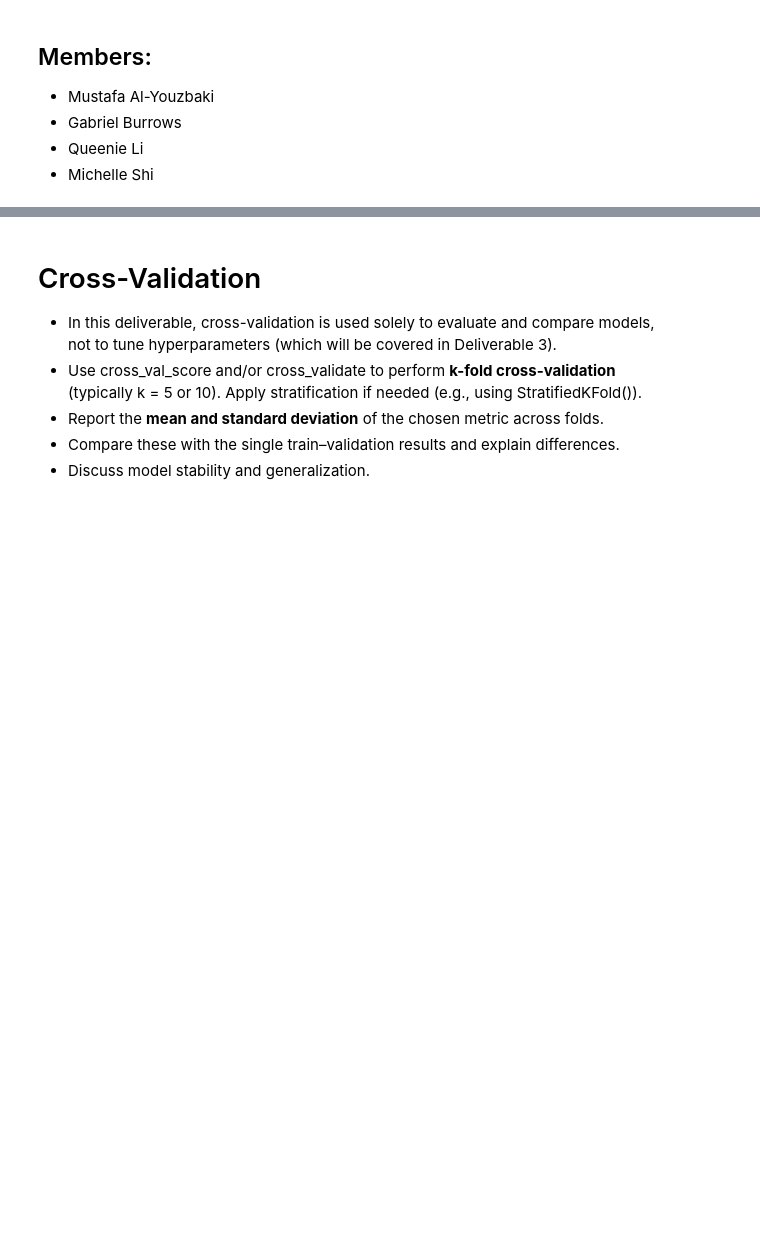
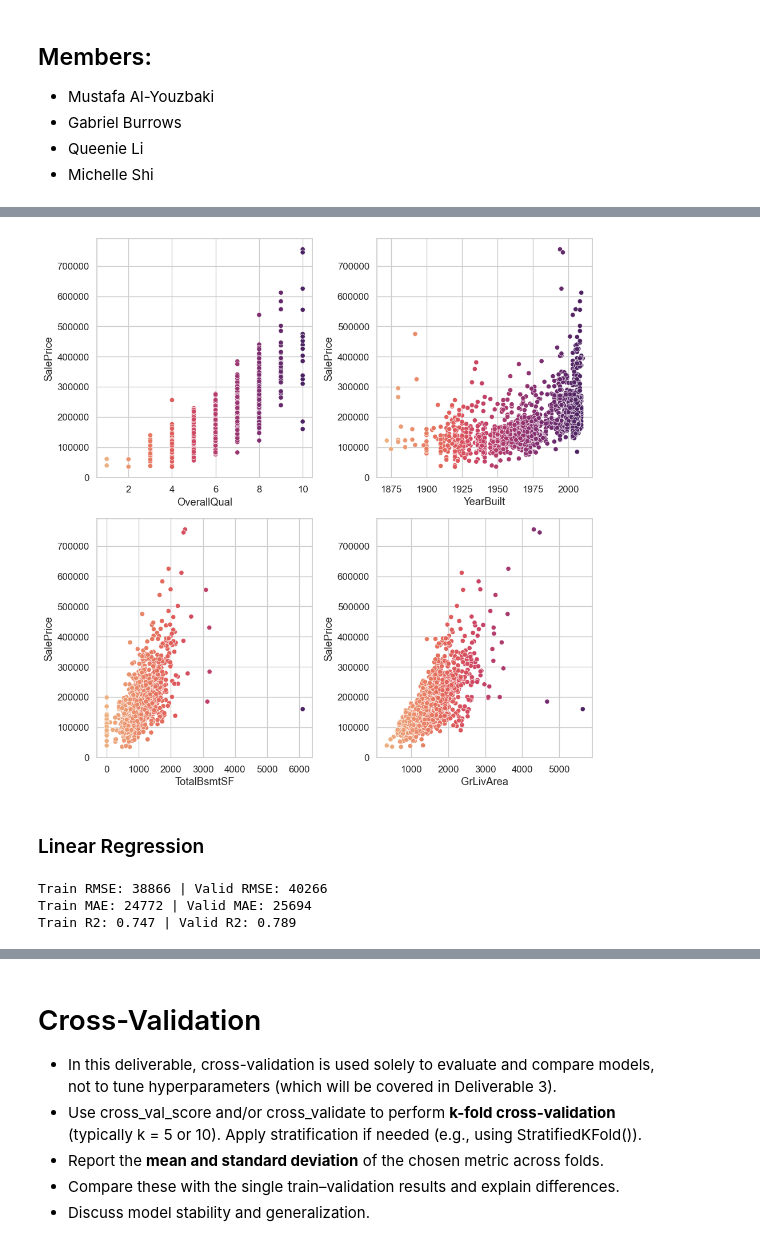
Before and after one commit to michelle-shi-999/cisc251-group-project, a Jupyter notebook: project_deliverable_2_Group_21.ipynb, the cells around one changed output, grey strips where cells are left out. Drawn from its saved outputs; the diff is of its cells as text; code cells hidden in the pictures; blank space fills up the shorter version.

Commit message:
Did some work on code for baseline model and cross-validation

```diff
--- a/project_deliverable_2_Group_21.ipynb
+++ b/project_deliverable_2_Group_21.ipynb
@@ -20,0 +24,23 @@
+# %%
+import pandas as pd
+import numpy as np
+import seaborn as sns
+import matplotlib.pyplot as plt
+
+from sklearn.model_selection import cross_val_score, cross_validate, KFold, train_test_split
+from sklearn.linear_model import LinearRegression
+from sklearn.preprocessing import StandardScaler
+from sklearn.metrics import make_scorer, mean_absolute_error, mean_squared_error, r2_score
+
+sns.set_theme(style="whitegrid", palette="muted", font_scale=1.1)
+
+# Import training data
+train = pd.read_csv('train.csv')
+
+target = 'SalePrice'
+numeric_features = ['OverallQual', 'YearBuilt', 'TotalBsmtSF', 'GrLivArea']
+
+X = train[numeric_features]
+y = train[target]
+
+train[numeric_features + [target]].describe()
@@ -20,0 +57,23 @@
+# %%
+# Set up grid layout
+n = len(numeric_features)
+fig, axes = plt.subplots(nrows=2, ncols=2, figsize=(10, 10))
+axes = axes.flatten()
+
+for i, feature in enumerate(numeric_features):
+    sns.scatterplot(x=train[feature],
+                        y=train[target],
+                        hue=train[feature],
+                        ax=axes[i],
+                        palette="flare",
+                        legend=False
+        )
+
+
+
+plt.tight_layout()
+plt.show()
+# %% [output]
+[figure, added]
+# %% [markdown]
+### Linear Regression
@@ -20,0 +96,18 @@
+# %%
+# Evaluation metrics
+def eval_metrics(y_true, y_pred):
+    rmse = np.sqrt(mean_squared_error(y_true, y_pred))
+    mae = mean_absolute_error(y_true, y_pred)
+    r2 = r2_score(y_true, y_pred)
+    return rmse, mae, r2
+
+train_rmse, train_mae, train_r2 = eval_metrics(y_train, y_pred_train)
+valid_rmse, valid_mae, valid_r2 = eval_metrics(y_valid, y_pred_valid)
+
+print(f"Train RMSE: {train_rmse:.0f} | Valid RMSE: {valid_rmse:.0f}")
+print(f"Train MAE: {train_mae:.0f} | Valid MAE: {valid_mae:.0f}")
+print(f"Train R2: {train_r2:.3f} | Valid R2: {valid_r2:.3f}")
+# %% [output]
+Train RMSE: 38866 | Valid RMSE: 40266
+Train MAE: 24772 | Valid MAE: 25694
+Train R2: 0.747 | Valid R2: 0.789
```
Also changed, not shown: parts of 10 cells of this notebook.
